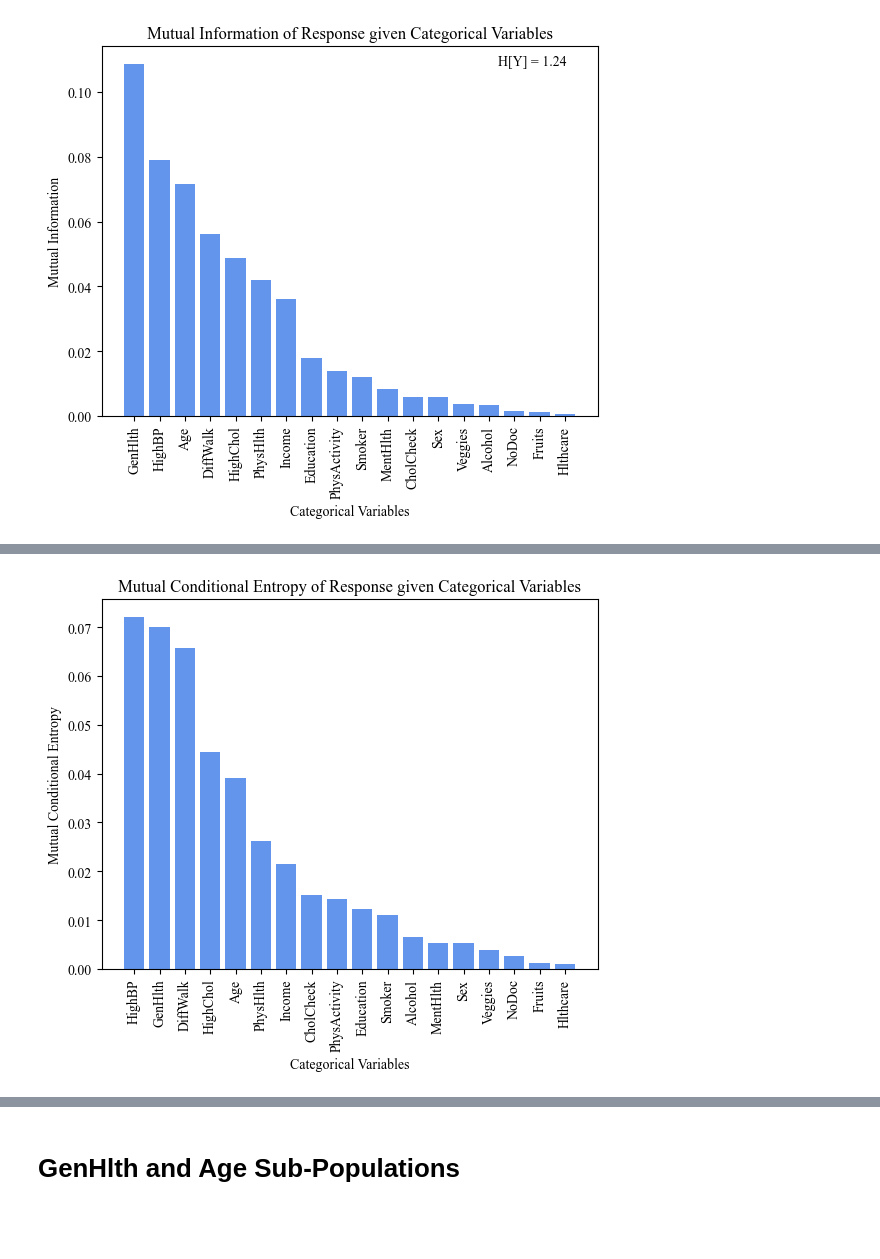
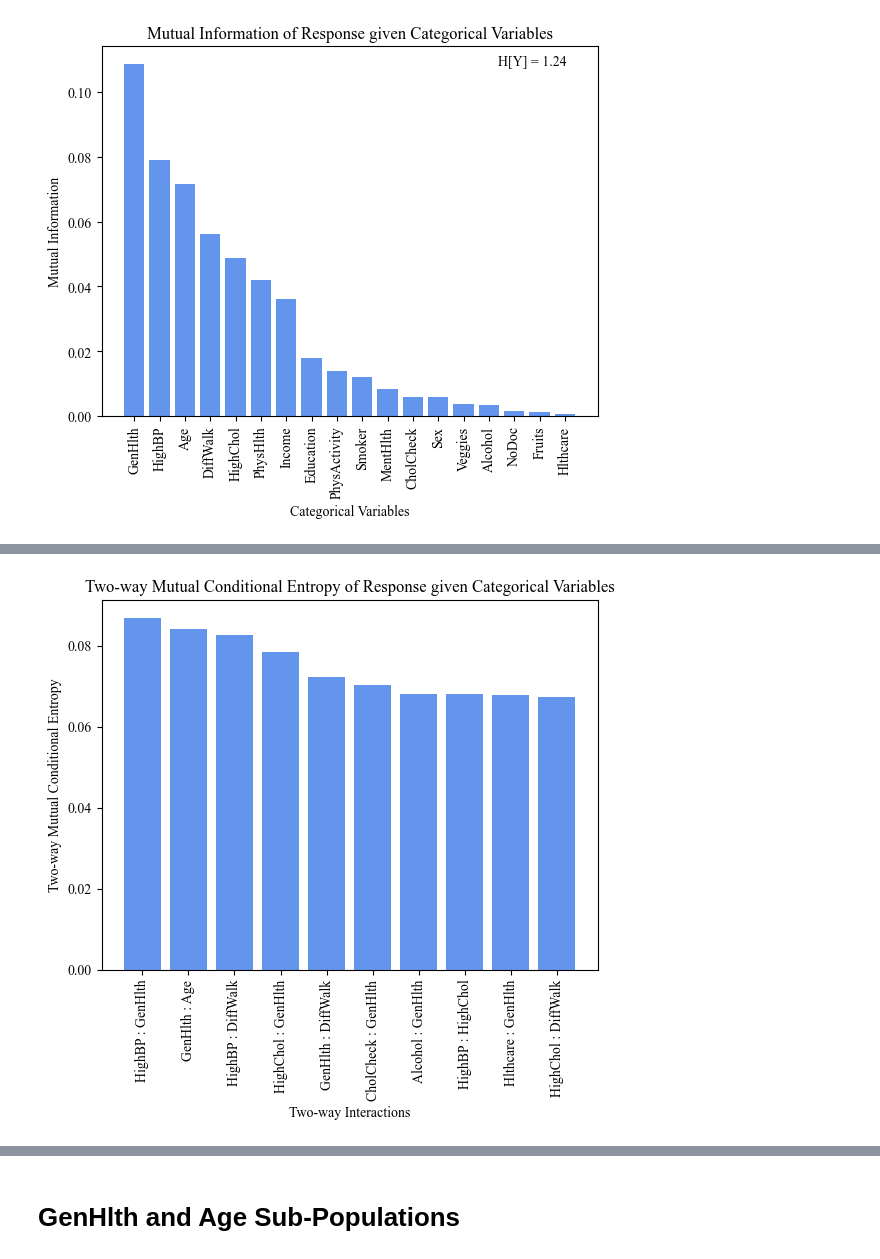
Before and after one commit to CYoung73/STA160-Midterm, a Jupyter notebook: STA160_Entropy_Analysis.ipynb, the cells around one changed output, grey strips where cells are left out. Drawn from its saved outputs; the diff is of its cells as text; code cells hidden in the pictures; blank space fills up the shorter version.

```diff
--- a/STA160_Entropy_Analysis.ipynb
+++ b/STA160_Entropy_Analysis.ipynb
@@ -85,0 +120,15 @@ def cond_entropy(data, y, x):
+# %%
+def joint_cond_entropy(data, x, z, y):
+    cross = pd.crosstab(data[y], [data[x], data[z]], margins=True, normalize='all')
+
+    num_response = cross.shape[0] - 1
+    num_cols = cross.shape[1] - 1
+
+    ce_sum = 0
+
+    for i in range(num_response):
+        for j in range(num_cols):
+            if cross.iloc[i, j] != 0:
+                ce_sum += cross.iloc[i, j] * np.log2(cross.iloc[i, j] / cross.iloc[i, num_cols])
+
+    return -ce_sum
@@ -85,0 +147,12 @@ def cond_entropy(data, y, x):
+# %%
+def twoway_mutual_conditional_entropy(data, y, x, z):
+
+    h_y = entropy(data, y)
+    h_xz = twoway_joint_entropy(data, x, z)
+
+    ce_y_xz = two_cond_entropy(data, y, x, z)
+    ce_xz_y = joint_cond_entropy(data, x, z, y)
+
+    mce_y_x = (((h_y - ce_y_xz) / h_y) + ((h_xz - ce_xz_y) / h_xz)) / 2
+
+    return mce_y_x
@@ -135,0 +229,2 @@ mutual_conditional_entropies = {var: mutual_conditional_entropy(data, var, 'Resp
+# %%
+variable_pairs = list(itertools.combinations(categorical_vars, 2))
@@ -136,13 +261,14 @@ mutual_conditional_entropies = {var: mutual_conditional_entropy(data, var, 'Resp
 # %%
-# sorted mutual conditional entropies
-sorted_mutual_conditional_entropies = dict(sorted(mutual_conditional_entropies.items(), key=lambda x: x[1], reverse=True))
+# twoway mutual conditional entropy for all interactions
+twoway_mutual_conditional_entropies = {f'{pair[0]} : {pair[1]}': twoway_mutual_conditional_entropy(data, 'Response', pair[0], pair[1]) for pair in variable_pairs}
+sorted_twoway_mutual_conditional_entropies = dict(sorted(twoway_mutual_conditional_entropies.items(), key=lambda x: x[1], reverse=True)[:10])
 # %%
-# bar plot of mutual conditional entropy
-plt.bar(sorted_mutual_conditional_entropies.keys(), sorted_mutual_conditional_entropies.values(), color = '#6495ed')
-plt.title('Mutual Conditional Entropy of Response given Categorical Variables')
-plt.xlabel('Categorical Variables')
-plt.ylabel('Mutual Conditional Entropy')
+# plot of twoway mutual conditional entropy for all interactions
+plt.bar(sorted_twoway_mutual_conditional_entropies.keys(), sorted_twoway_mutual_conditional_entropies.values(), color = '#6495ed')
+plt.title('Two-way Mutual Conditional Entropy of Response given Categorical Variables')
+plt.xlabel('Two-way Interactions')
+plt.ylabel('Two-way Mutual Conditional Entropy')
 plt.xticks(rotation=90)
 plt.show()
 # %% [output]
-[figure, old version]
+[figure, new version]
```
Also changed, not shown: parts of 21 cells of this notebook, 1 other file.
